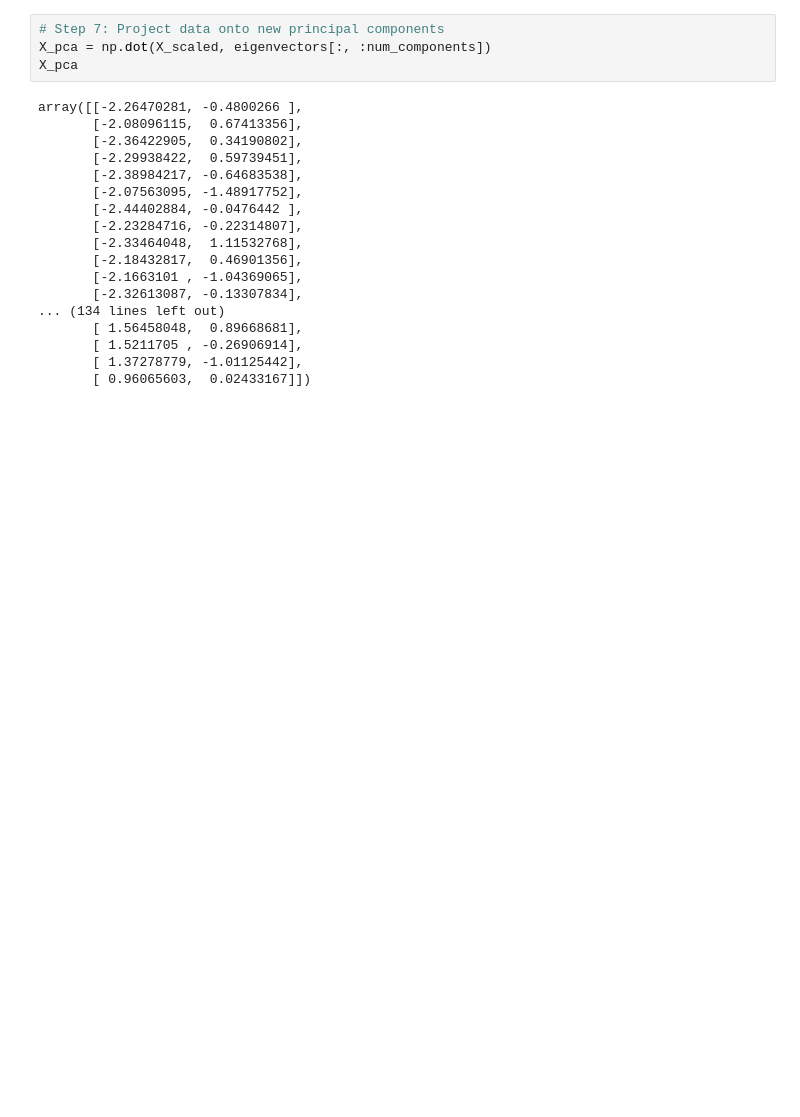
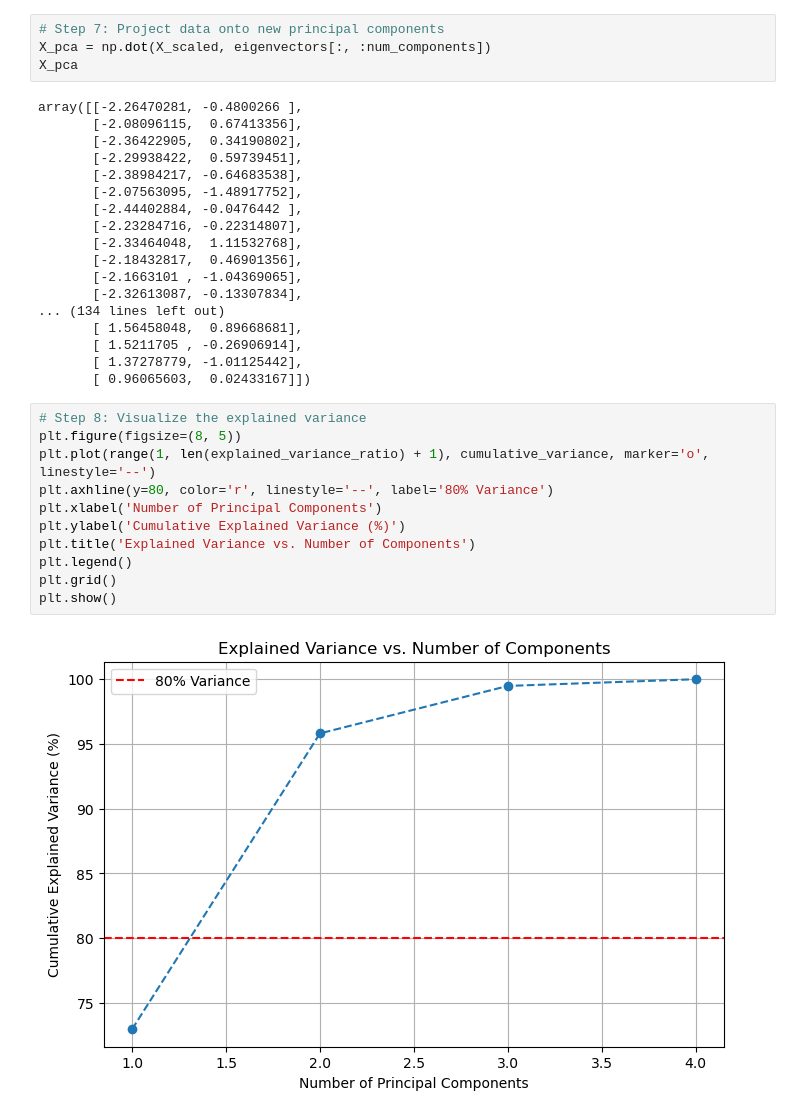
Before and after one commit to tasninanika/Feature-Extraction-PCA, a Jupyter notebook: PCA.ipynb, the cells around one changed output. Saved outputs shown, nothing was run; the diff lists cells and outputs as text; blank space fills up the shorter version.

Commit message:
Visualize the explained variance

```diff
--- a/PCA.ipynb
+++ b/PCA.ipynb
@@ -173,3 +173,16 @@ array([[-2.26470281, -0.4800266 ],
        [ 1.5211705 , -0.26906914],
        [ 1.37278779, -1.01125442],
        [ 0.96065603,  0.02433167]])
+# %%
+# Step 8: Visualize the explained variance
+plt.figure(figsize=(8, 5))
+plt.plot(range(1, len(explained_variance_ratio) + 1), cumulative_variance, marker='o', linestyle='--')
+plt.axhline(y=80, color='r', linestyle='--', label='80% Variance')
+plt.xlabel('Number of Principal Components')
+plt.ylabel('Cumulative Explained Variance (%)')
+plt.title('Explained Variance vs. Number of Components')
+plt.legend()
+plt.grid()
+plt.show()
+# %% [output]
+[figure, added]
```
